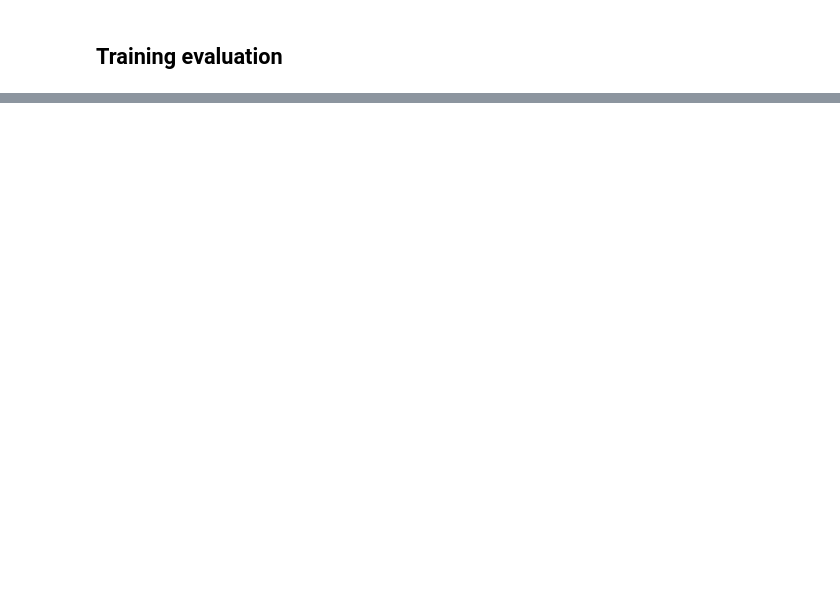
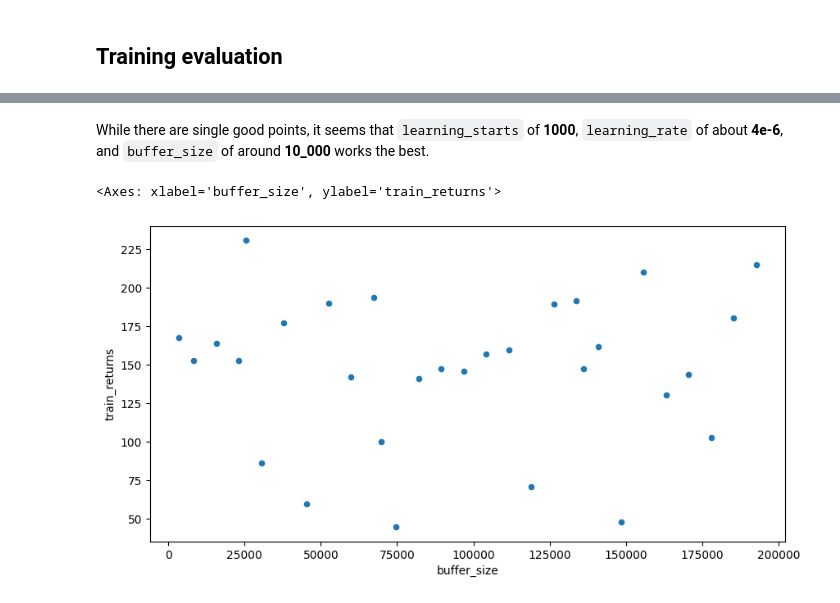
Before and after one commit to NickKirilov/atari-games, a Jupyter notebook: space_invaders.ipynb, the cells around one changed output, grey strips where cells are left out. Cells and saved outputs as stored; diff of their text form; code cells hidden in the pictures; blank space fills up the shorter version.

```diff
--- a/space_invaders.ipynb
+++ b/space_invaders.ipynb
@@ -53,3 +36,10 @@ A.L.E: Arcade Learning Environment (version 0.11.2+ecc1138)
+# %%
+def make_env(env_id: str, seed: int, n_envs: int = 4):
+    env = make_atari_env(env_id, n_envs=n_envs, seed=seed)
+    env = VecFrameStack(env, n_stack=4)
+    env = VecTransposeImage(env)
+
+    return env
 # %% [markdown]
 ## Setting up statistics <a class="anchor" id="monitoring"></a>
 # %%
@@ -70,14 +60,15 @@ class EpisodicReturnCallback(BaseCallback):
 ## Model training <a class="anchor" id="training"></a>
 # %%
 dqn_kwargs = {
-    "buffer_size": 10000,
+    "buffer_size": 10_000,
     "learning_rate": 1e-6,
     "batch_size": 32,
-    "learning_starts": 500,
-    "target_update_interval": 150,
+    "learning_starts": 1000,
+    "target_update_interval": 100,
     "train_freq": 4,
     "gradient_steps": 1,
     "gamma": 0.99
 }
 
+train_env = make_env(ENV_ID, SEED, 8)
 model = DQN("CnnPolicy", train_env, **dqn_kwargs)
@@ -403,0 +294,7 @@ model.save("space_invaders_model")
+# %% [markdown]
+While there are single good points, it seems that `learning_starts` of **1000**, `learning_rate` of about **4e-6**, and `buffer_size` of around **10_000** works the best.
+# %%
+df[["buffer_size", "train_returns"]].plot(kind="scatter", x="buffer_size", y="train_returns")
+# %% [output]
+<Axes: xlabel='buffer_size', ylabel='train_returns'>
+[figure, added]
```
Also changed, not shown: parts of 32 cells of this notebook, 4 other files.
